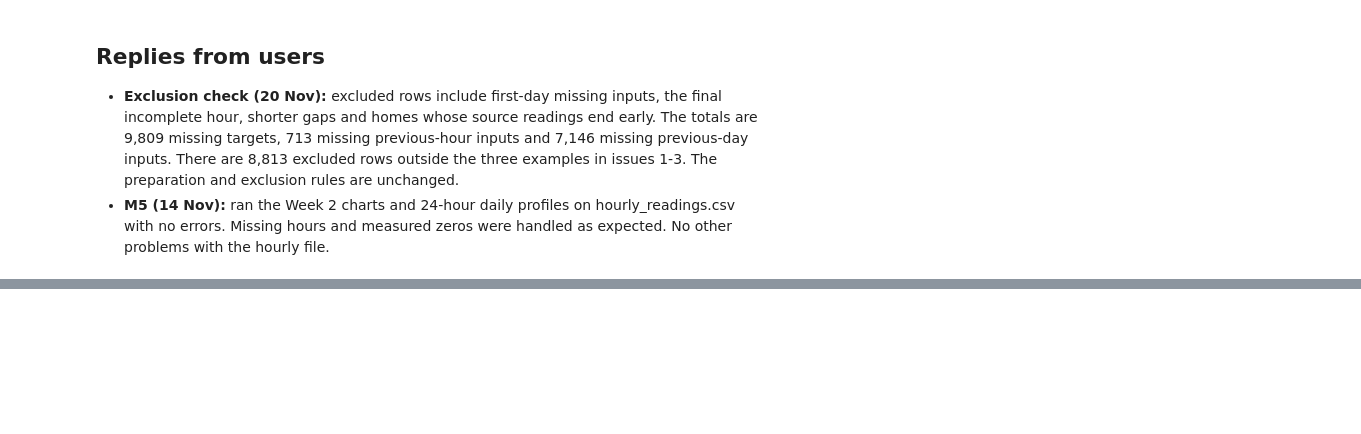
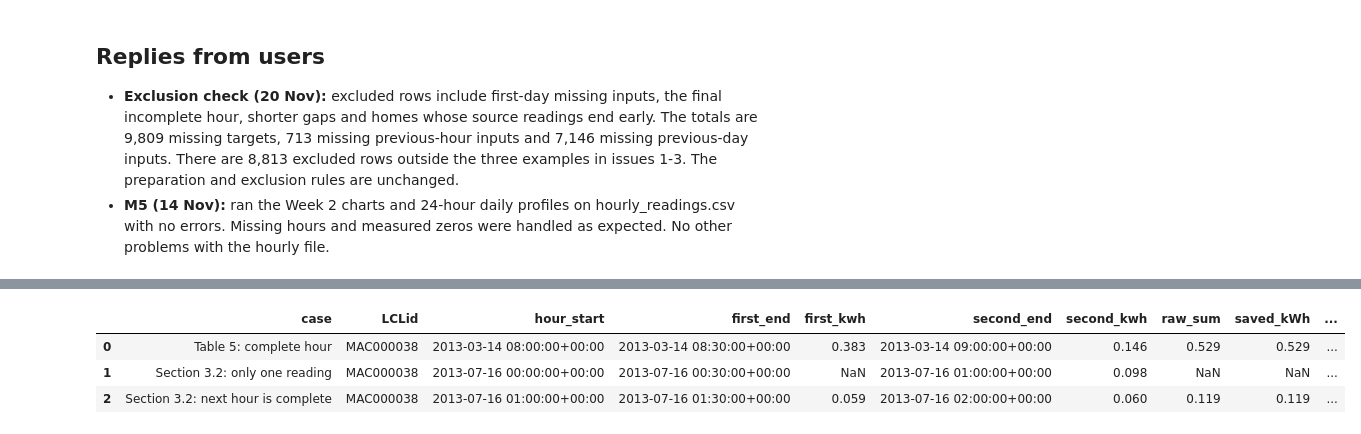
Before and after one commit to Fadhlallah-Almohammed/household-energy-prediction, a Jupyter notebook: notebooks/M2/prepare_hourly_data.ipynb, the cells around one changed output, grey strips where cells are left out. Cells and saved outputs as stored; diff of their text form; code cells hidden in the pictures; blank space fills up the shorter version.

```diff
--- a/notebooks/M2/prepare_hourly_data.ipynb
+++ b/notebooks/M2/prepare_hourly_data.ipynb
@@ -730,0 +855,13 @@ rerun their notebooks because of M2.
+# %%
+report_examples = raw_pair_table([
+    ("Table 5: complete hour", "MAC000038", "2013-03-14 08:00"),
+    ("Section 3.2: only one reading", "MAC000038", "2013-07-16 00:00"),
+    ("Section 3.2: next hour is complete", "MAC000038", "2013-07-16 01:00"),
+])
+assert report_examples["matches"].all()
+report_examples[show_columns + ["saved_n_valid"]]
+# %% [output]
+|  | case | LCLid | hour_start | first_end | first_kwh | second_end | second_kwh | raw_sum | saved_kWh | ... |
+| 0 | Table 5: complete hour | MAC000038 | 2013-03-14 08:00:00+00:00 | 2013-03-14 08:30:00+00:00 | 0.383 | 2013-03-14 09:00:00+00:00 | 0.146 | 0.529 | 0.529 | ... |
+| 1 | Section 3.2: only one reading | MAC000038 | 2013-07-16 00:00:00+00:00 | 2013-07-16 00:30:00+00:00 | NaN | 2013-07-16 01:00:00+00:00 | 0.098 | NaN | NaN | ... |
+| 2 | Section 3.2: next hour is complete | MAC000038 | 2013-07-16 01:00:00+00:00 | 2013-07-16 01:30:00+00:00 | 0.059 | 2013-07-16 02:00:00+00:00 | 0.060 | 0.119 | 0.119 | ... |
```
Also changed, not shown: parts of 16 cells of this notebook.
